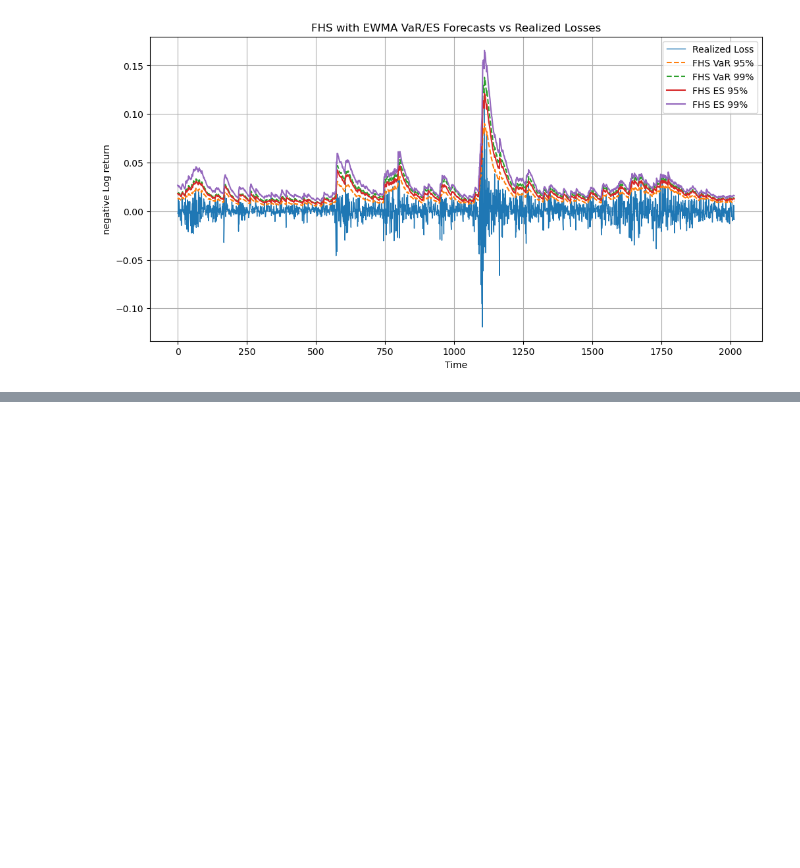
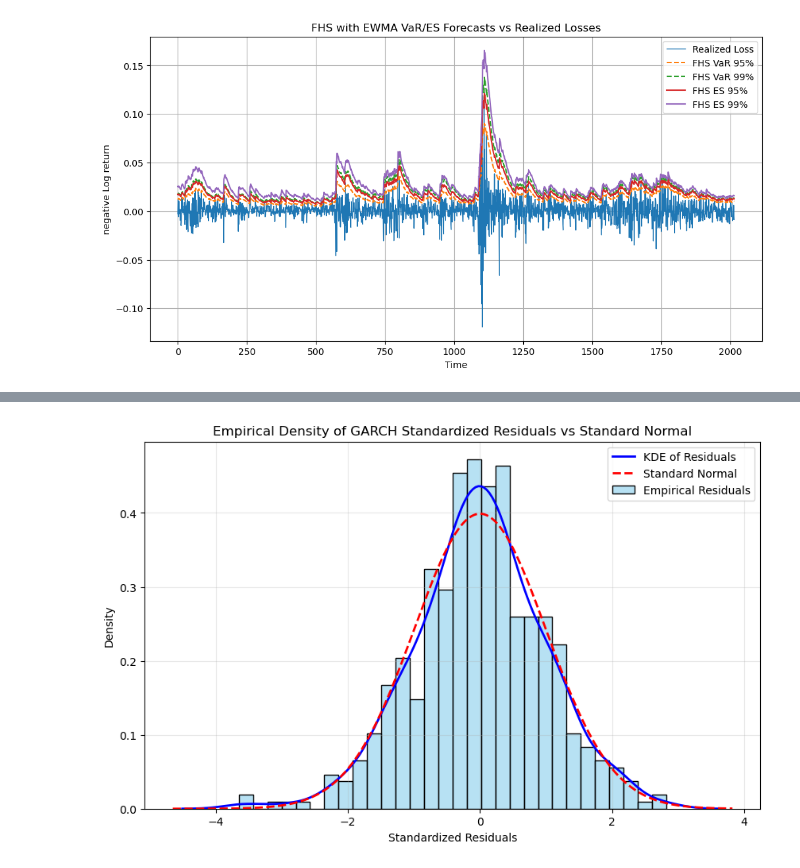
Before and after one commit to yibo-wang-25/QRM_Coursework_1, a Jupyter notebook: Part_B/QRM CW part b.ipynb, the cells around one changed output, grey strips where cells are left out. Cells and saved outputs as stored; diff of their text form; code cells hidden in the pictures; blank space fills up the shorter version.

```diff
--- a/Part_B/QRM CW part b.ipynb
+++ b/Part_B/QRM CW part b.ipynb
@@ -96,26 +119,27 @@ results2 = []
 
 for i in range(500, len(df1)-1):
     # Use the previous 500 returns for estimation window
-    window1 = df1["neg Log return"].iloc[i-500:i]
+    window1 = loss.iloc[i-500:i]
     # Fit GARCH(1,1) with constant mean, normal innovations
     am = arch_model(window1, mean="Constant", vol="Garch", p=1, q=1, dist="normal",rescale=False)
     res = am.fit(disp="off")
     # 1-step ahead forecast of conditional variance
     forecast = res.forecast(horizon=1, reindex=False)
-    # Using the variance forecast for next day
+    # Using the mean and variance forecast for next day
     vol1 = forecast.variance.values[-1, 0]
     sigma1 = np.sqrt(vol1)
-    # Find the last 500 standardized residuals Z_t
-    Z_t2 = res.std_resid[-500:]
+    mu = forecast.mean.iloc[-1].values[0]
+    # Find the 500 standardized residuals Z_t
+    Z_t2 = res.std_resid
     # Compute quantiles of standardised residual
     z_95 =np.quantile(Z_t2, 0.95)
     z_99 = np.quantile(Z_t2, 0.99)
-    VaR95 = sigma1*z_95
-    VaR99 = sigma1*z_99
+    VaR95 = mu+sigma1*z_95
+    VaR99 = mu+sigma1*z_99
     ES95 = sigma1*Z_t2[Z_t2 >= z_95].mean()
     ES99 = sigma1*Z_t2[Z_t2 >= z_99].mean()
     results2.append({"FHS-GARCH_VaR_95": VaR95,"FHS-GARCH_ES_95": ES95,"FHS-GARCH_VaR_99": VaR99,
-                     "FHS-GARCH_ES_99": ES99,"realized_loss": df1.loc[i, "neg Log return"]})
+                     "FHS-GARCH_ES_99": ES99,"realized_loss": loss[i]})
 results2= pd.DataFrame(results2)
 # %%
 #Plot of results using HS
@@ -143,3 +167,25 @@ plt.show()
+# %%
+#Plot of GARCH standardised residual
+plt.figure(figsize=(10,6))
+
+# Histogram
+sns.histplot(Z_t2, bins=30, kde=False, stat='density', color='skyblue', alpha=0.6, label='Empirical Residuals')
+
+# Kernel density estimate
+sns.kdeplot(Z_t2, color='blue', lw=2, label='KDE of Residuals')
+
+# Standard normal density
+x = np.linspace(Z_t2.min()-1, Z_t2.max()+1, 500)
+plt.plot(x, norm.pdf(x, 0, 1), 'r--', lw=2, label='Standard Normal')
+
+plt.title('Empirical Density of GARCH Standardized Residuals vs Standard Normal')
+plt.xlabel('Standardized Residuals')
+plt.ylabel('Density')
+plt.legend()
+plt.grid(alpha=0.3)
+plt.show()
+# %% [output]
+[figure, added]
 # %%
 #The unconditional VaR test
 def unconditional(violations, alpha):
```
Also changed, not shown: parts of 9 cells of this notebook.
